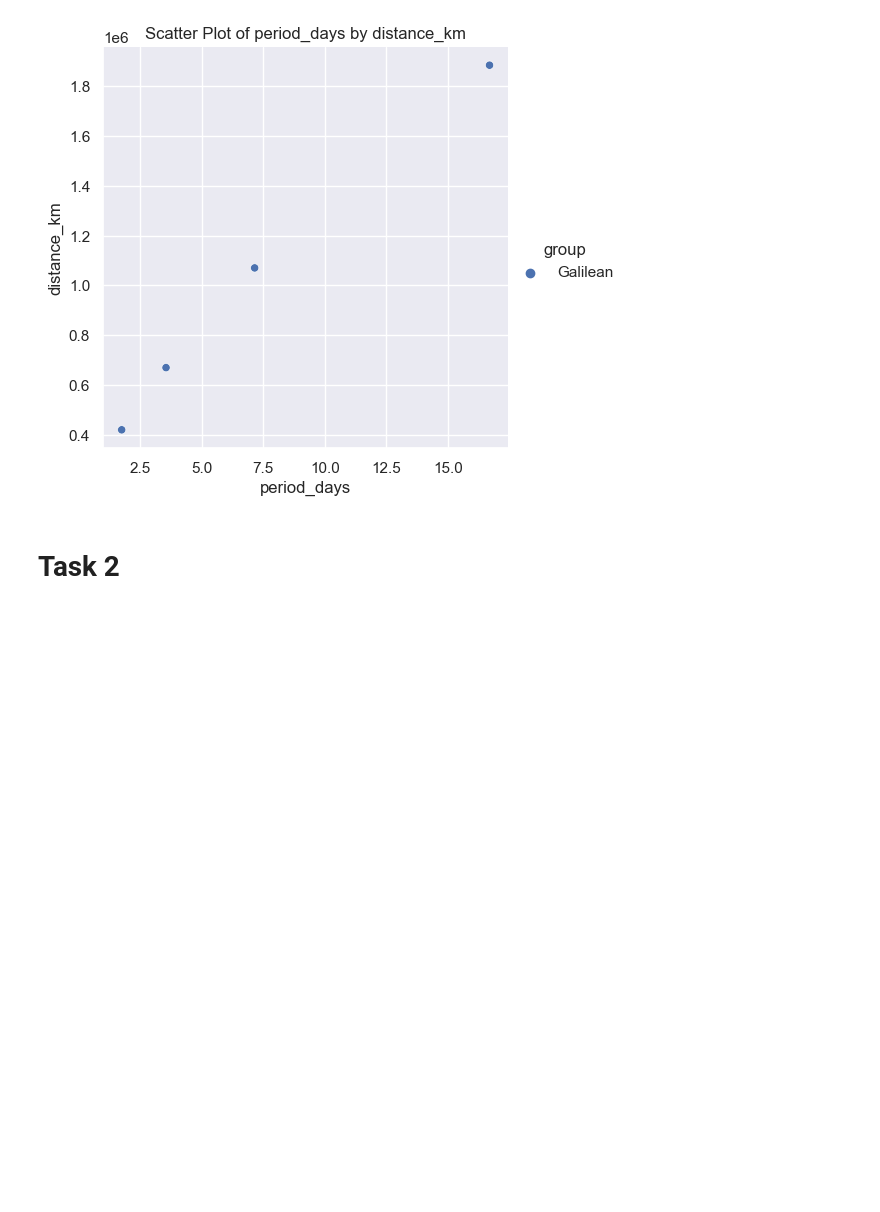
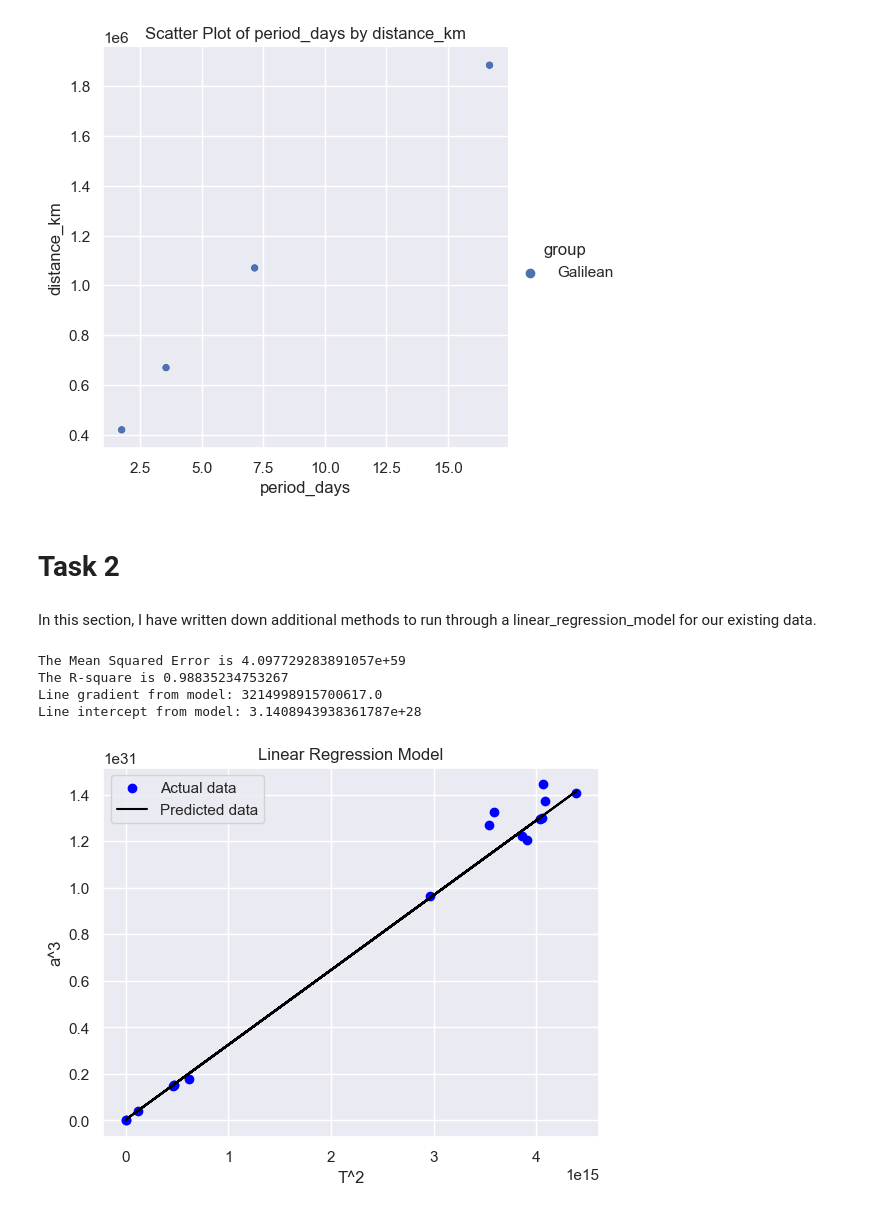
Before and after one commit to perdlemo1234/Moons_Guide, a Jupyter notebook: Moons_Guide .ipynb, the cells around one changed output. Cells and saved outputs as stored; diff of their text form; code cells hidden in the pictures; blank space fills up the shorter version.

```diff
--- a/Moons_Guide .ipynb
+++ b/Moons_Guide .ipynb
@@ -187,3 +187,13 @@ jupiter_moons_extract.create_relplot("period_days","distance_km")
 [figure]
 # %% [markdown]
 # Task 2
+# %% [markdown]
+In this section, I have written down additional methods to run through a linear_regression_model for our existing data.
+# %%
+model = jupiter_moons.linear_regression_model(0.3)
+# %% [output]
+The Mean Squared Error is 4.097729283891057e+59
+The R-square is 0.98835234753267
+Line gradient from model: 3214998915700617.0
+Line intercept from model: 3.1408943938361787e+28
+[figure, added]
```
Also changed, not shown: parts of 5 cells of this notebook.
